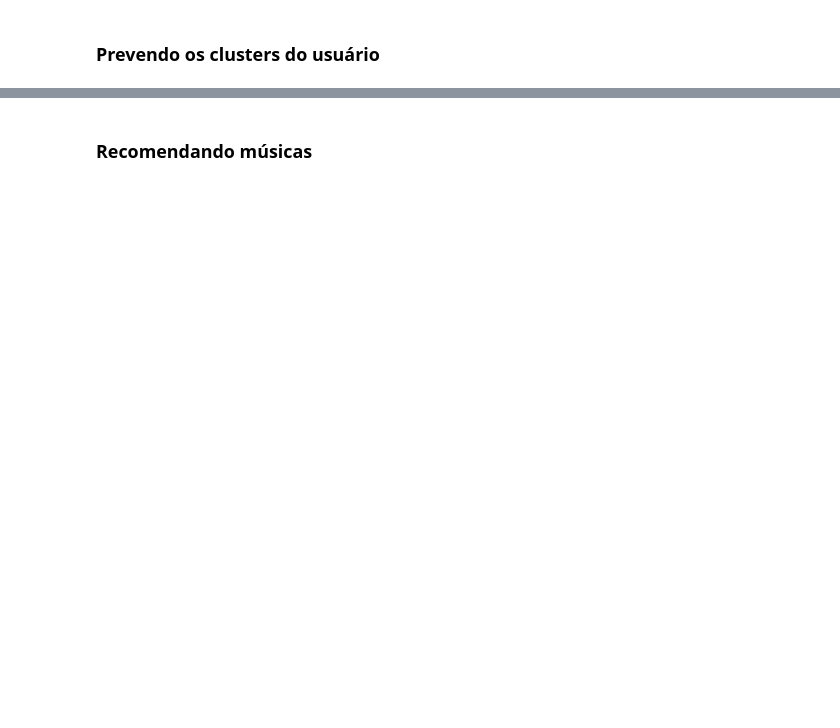
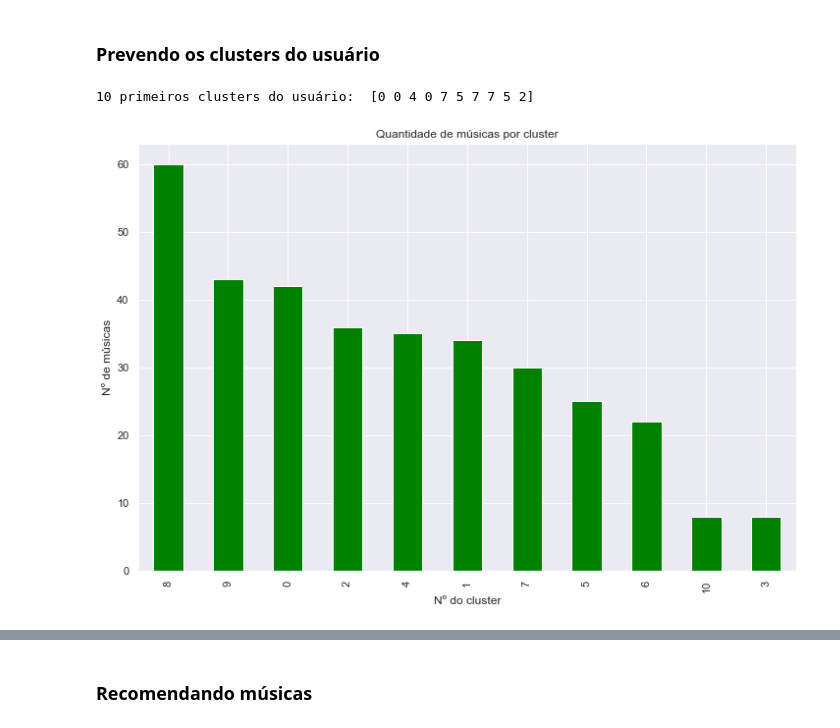
Before and after one commit to gabrielfas/songs-clustering-recommendations, a Jupyter notebook: Cluster songs.ipynb, the cells around one changed output, grey strips where cells are left out. Cells and saved outputs as stored; diff of their text form; code cells hidden in the pictures; blank space fills up the shorter version.

```diff
--- a/Cluster songs.ipynb
+++ b/Cluster songs.ipynb
@@ -625,2 +627,18 @@ plt.show()
 # %% [markdown]
 ### Prevendo os clusters do usuário
+# %%
+user_pred = model.predict(user_scaled)
+print('10 primeiros clusters do usuário: ', user_pred[:10])
+# %% [output]
+10 primeiros clusters do usuário:  [0 0 4 0 7 5 7 7 5 2]
+# %%
+user_cluster = pd.DataFrame(user_scaled)
+user_cluster['cluster'] = user_pred
+
+user_cluster['cluster'].value_counts().plot(kind='bar', color='green')
+plt.xlabel('Nº do cluster')
+plt.ylabel('Nº de músicas')
+plt.title('Quantidade de músicas por cluster')
+plt.show()
+# %% [output]
+[figure, added]
```
Also changed, not shown: parts of 15 cells of this notebook.
